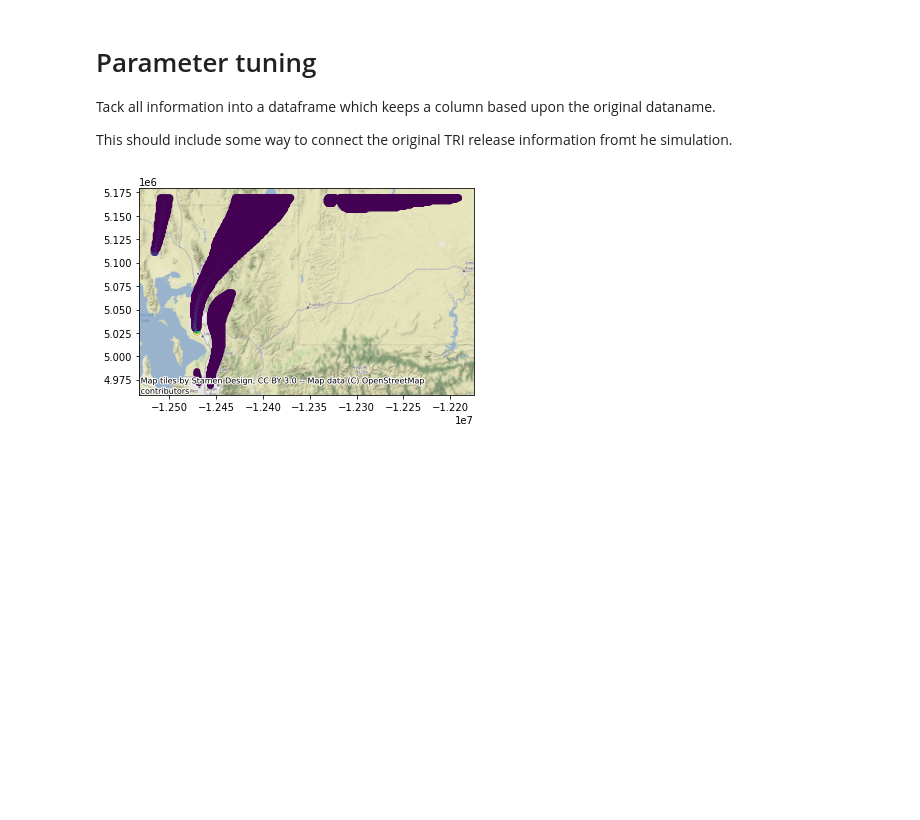
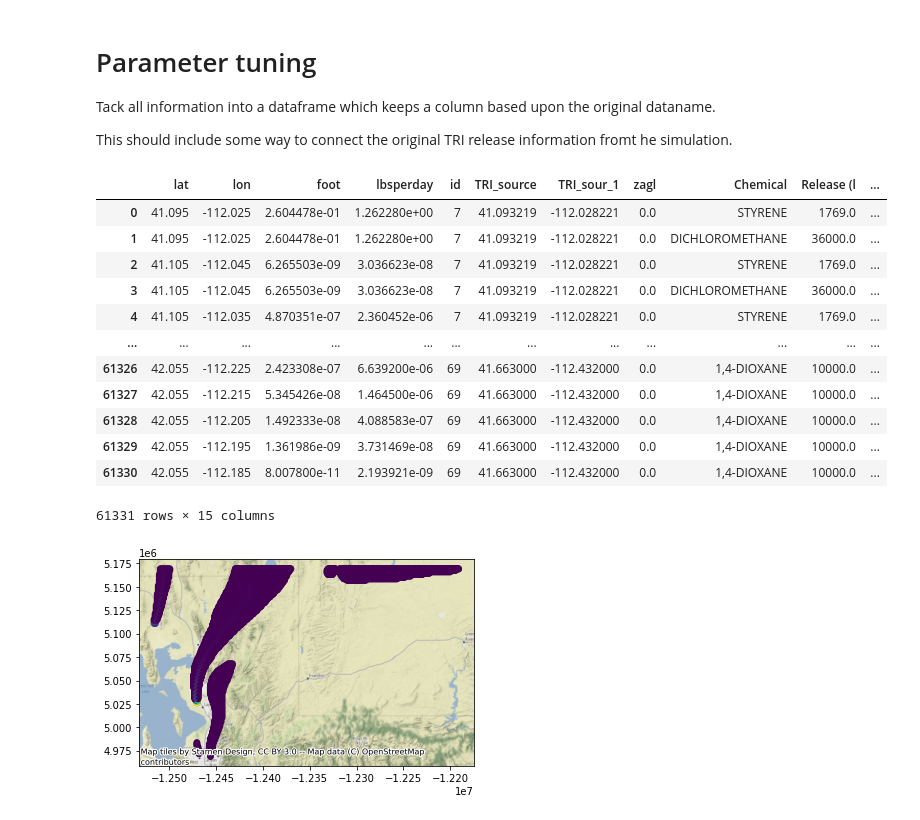
Before and after one commit to Hanson-Research-Lab/TRI_STILT, a Jupyter notebook: notebooks/stilt_parameter_tuning.ipynb, the cells around one changed output. Saved outputs shown, nothing was run; the diff lists cells and outputs as text; code cells hidden in the pictures; blank space fills up the shorter version.

```diff
--- a/notebooks/stilt_parameter_tuning.ipynb
+++ b/notebooks/stilt_parameter_tuning.ipynb
@@ -120,6 +120,22 @@ This should include some way to connect the original TRI release information fro
 # %%
 test = gpd.read_file('/home/boogie2/Hanson_Lab/TRI_STILT/data/processed/stilt_output/shapefile/092120_hysplit_v_stilt')
 test['ss_date'] = pd.to_datetime(test['ss_date'])
+# %%
+test
+# %% [output]
+|  | lat | lon | foot | lbsperday | id | TRI_source | TRI_sour_1 | zagl | Chemical | Release (l | ... |
+| 0 | 41.095 | -112.025 | 2.604478e-01 | 1.262280e+00 | 7 | 41.093219 | -112.028221 | 0.0 | STYRENE | 1769.0 | ... |
+| 1 | 41.095 | -112.025 | 2.604478e-01 | 1.262280e+00 | 7 | 41.093219 | -112.028221 | 0.0 | DICHLOROMETHANE | 36000.0 | ... |
+| 2 | 41.105 | -112.045 | 6.265503e-09 | 3.036623e-08 | 7 | 41.093219 | -112.028221 | 0.0 | STYRENE | 1769.0 | ... |
+| 3 | 41.105 | -112.045 | 6.265503e-09 | 3.036623e-08 | 7 | 41.093219 | -112.028221 | 0.0 | DICHLOROMETHANE | 36000.0 | ... |
+| 4 | 41.105 | -112.035 | 4.870351e-07 | 2.360452e-06 | 7 | 41.093219 | -112.028221 | 0.0 | STYRENE | 1769.0 | ... |
+| ... | ... | ... | ... | ... | ... | ... | ... | ... | ... | ... | ... |
+| 61326 | 42.055 | -112.225 | 2.423308e-07 | 6.639200e-06 | 69 | 41.663000 | -112.432000 | 0.0 | 1,4-DIOXANE | 10000.0 | ... |
+| 61327 | 42.055 | -112.215 | 5.345426e-08 | 1.464500e-06 | 69 | 41.663000 | -112.432000 | 0.0 | 1,4-DIOXANE | 10000.0 | ... |
+| 61328 | 42.055 | -112.205 | 1.492333e-08 | 4.088583e-07 | 69 | 41.663000 | -112.432000 | 0.0 | 1,4-DIOXANE | 10000.0 | ... |
+| 61329 | 42.055 | -112.195 | 1.361986e-09 | 3.731469e-08 | 69 | 41.663000 | -112.432000 | 0.0 | 1,4-DIOXANE | 10000.0 | ... |
+| 61330 | 42.055 | -112.185 | 8.007800e-11 | 2.193921e-09 | 69 | 41.663000 | -112.432000 | 0.0 | 1,4-DIOXANE | 10000.0 | ... |
+61331 rows × 15 columns
 # %%
 fig, ax = plt.subplots()
 test[test.lbsperday>0.001].plot(column = 'lbsperday',ax = ax,alpha = 0.5)
```
Also changed, not shown: 3 other files.
